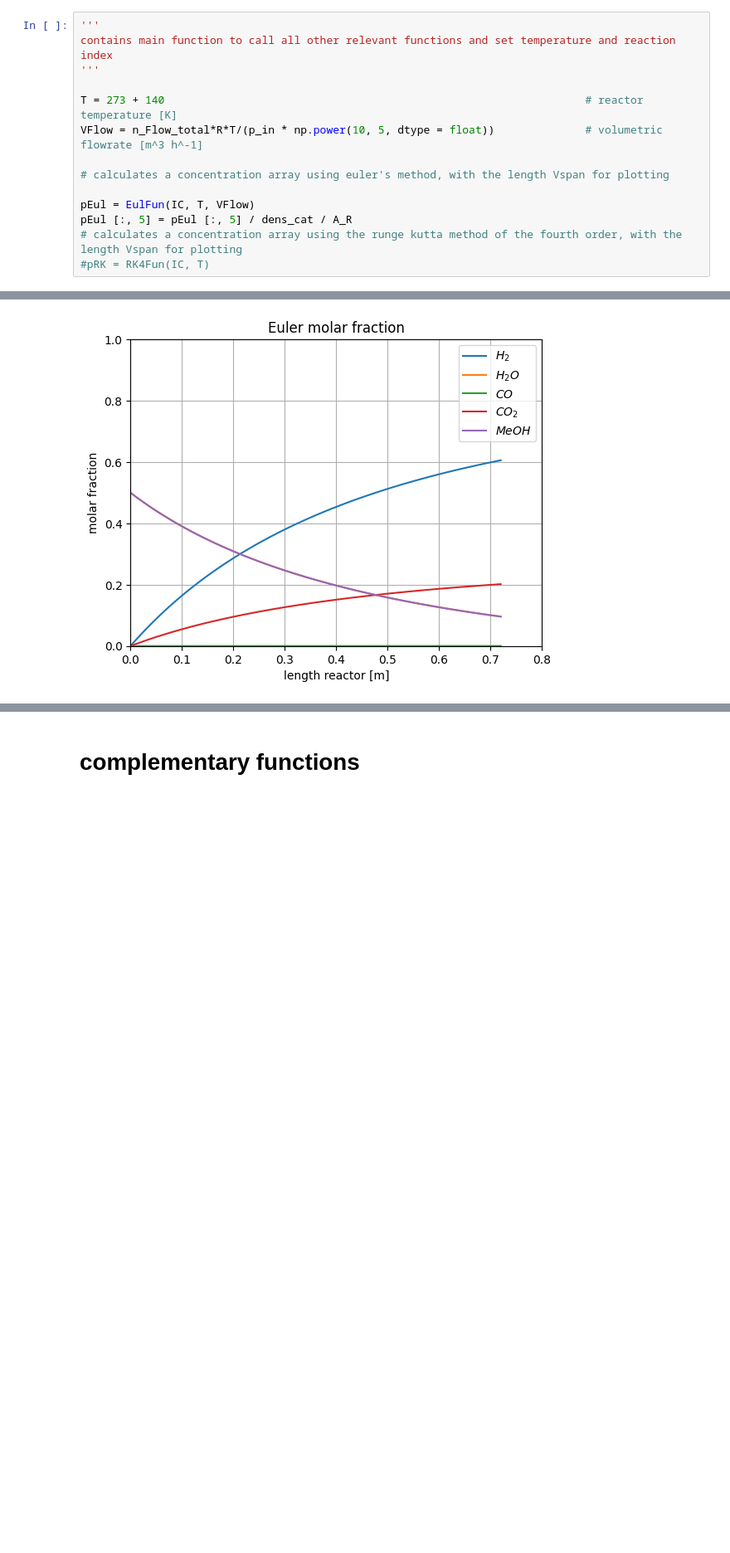
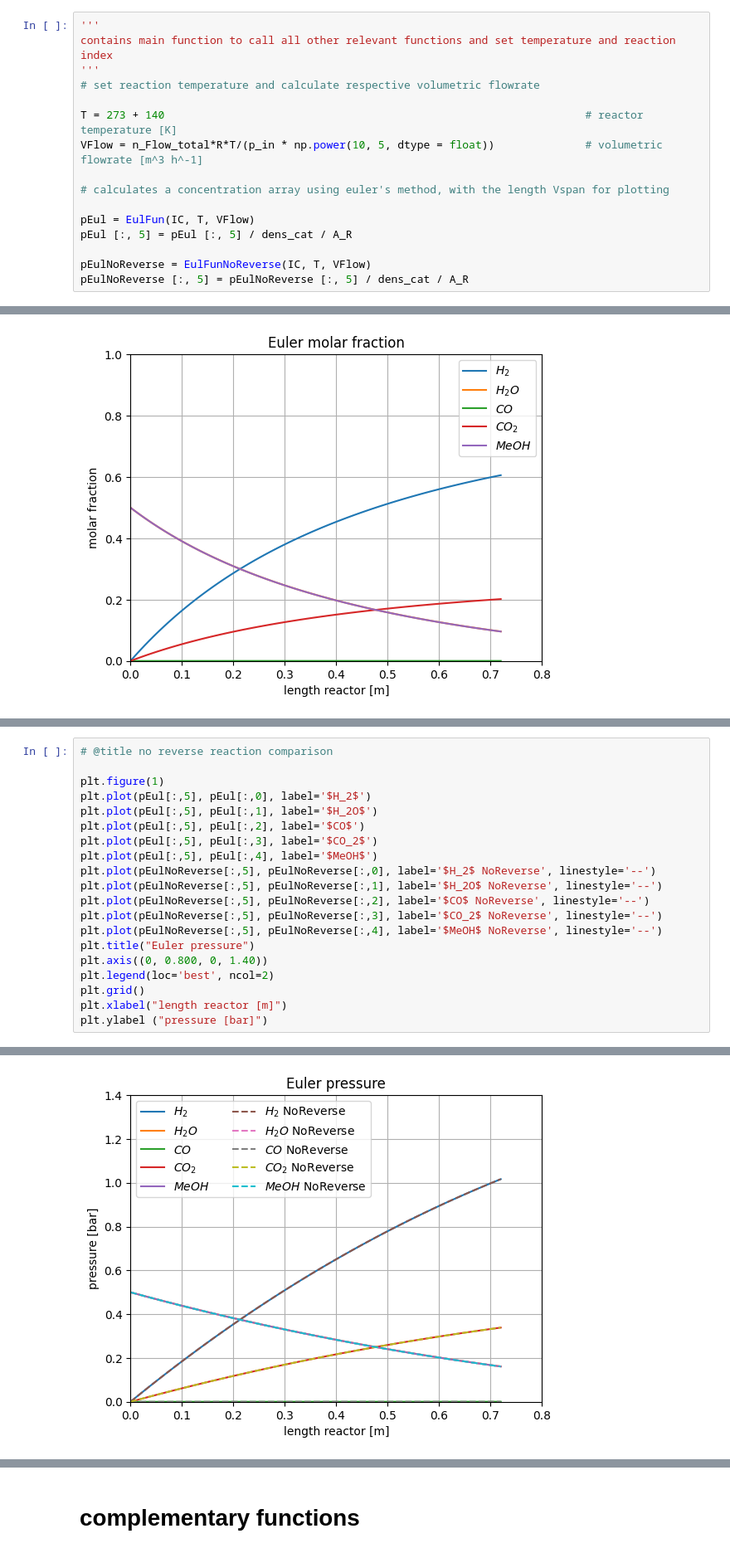
Before and after one commit to DanielGreiner/Masterarbeit, a Jupyter notebook: Model_reactor_1D_steady_state_isothermal.ipynb, the cells around one changed output, grey strips where cells are left out. Shown: that part at 83% size. Cells and saved outputs as stored; diff of their text form; blank space fills up the shorter version.

```diff
--- a/Model_reactor_1D_steady_state_isothermal.ipynb
+++ b/Model_reactor_1D_steady_state_isothermal.ipynb
@@ -276,6 +372,7 @@ def RK4FunWGS (y, T, WGSind):
 '''
 contains main function to call all other relevant functions and set temperature and reaction index
 '''
+# set reaction temperature and calculate respective volumetric flowrate
 
 T = 273 + 140                                                                 # reactor temperature [K]
 VFlow = n_Flow_total*R*T/(p_in * np.power(10, 5, dtype = float))              # volumetric flowrate [m^3 h^-1]
@@ -284,8 +381,9 @@ VFlow = n_Flow_total*R*T/(p_in * np.power(10, 5, dtype = float))              #
 
 pEul = EulFun(IC, T, VFlow)
 pEul [:, 5] = pEul [:, 5] / dens_cat / A_R
-# calculates a concentration array using the runge kutta method of the fourth order, with the length Vspan for plotting
-#pRK = RK4Fun(IC, T)
+
+pEulNoReverse = EulFunNoReverse(IC, T, VFlow)
+pEulNoReverse [:, 5] = pEulNoReverse [:, 5] / dens_cat / A_R
 # %%
 '''
 Creates a new results data set to manipulate. Turns Pressures to molar fractions
@@ -339,0 +436,21 @@ Text(0, 0.5, 'molar fraction')
+# %%
+# @title no reverse reaction comparison
+
+plt.figure(1)
+plt.plot(pEul[:,5], pEul[:,0], label='$H_2$')
+plt.plot(pEul[:,5], pEul[:,1], label='$H_2O$')
+plt.plot(pEul[:,5], pEul[:,2], label='$CO$')
+plt.plot(pEul[:,5], pEul[:,3], label='$CO_2$')
+plt.plot(pEul[:,5], pEul[:,4], label='$MeOH$')
+plt.plot(pEulNoReverse[:,5], pEulNoReverse[:,0], label='$H_2$ NoReverse', linestyle='--')
+plt.plot(pEulNoReverse[:,5], pEulNoReverse[:,1], label='$H_2O$ NoReverse', linestyle='--')
+plt.plot(pEulNoReverse[:,5], pEulNoReverse[:,2], label='$CO$ NoReverse', linestyle='--')
+plt.plot(pEulNoReverse[:,5], pEulNoReverse[:,3], label='$CO_2$ NoReverse', linestyle='--')
+plt.plot(pEulNoReverse[:,5], pEulNoReverse[:,4], label='$MeOH$ NoReverse', linestyle='--')
+plt.title("Euler pressure")
+plt.axis((0, 0.800, 0, 1.40))
+plt.legend(loc='best', ncol=2)
+plt.grid()
+plt.xlabel("length reactor [m]")
+plt.ylabel ("pressure [bar]")
+# %% [output]
@@ -339,0 +458 @@ Text(0, 0.5, 'molar fraction')
+[figure, added]
```
Also changed, not shown: parts of 20 cells of this notebook.
